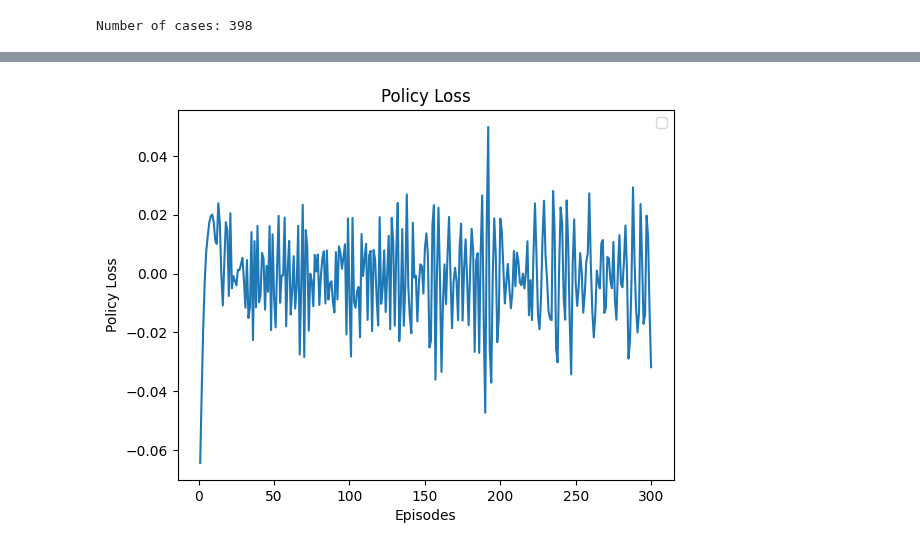
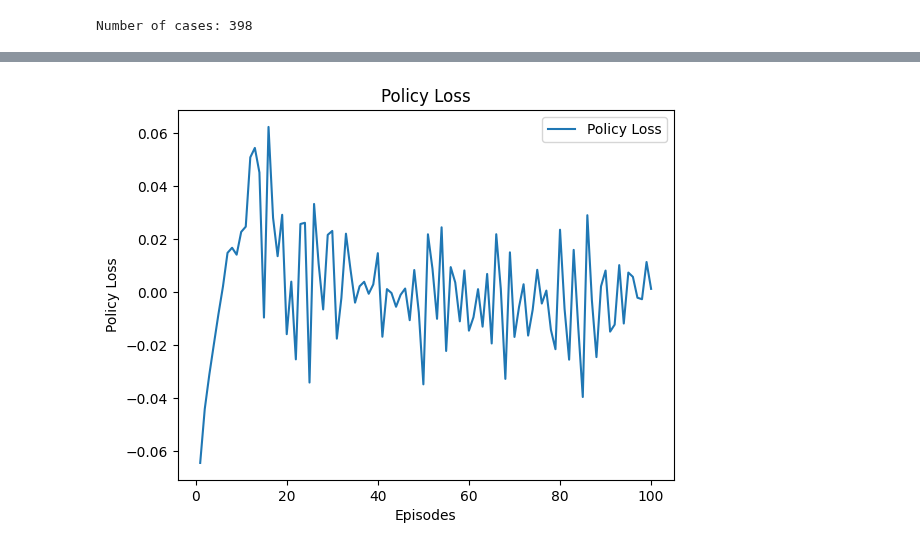
Before and after one commit to AdaptiveBProcess/Optimal-Predictor-of-Resources-and-Activities, a Jupyter notebook: analysis.ipynb, the cells around one changed output, grey strips where cells are left out. Saved outputs shown, nothing was run; the diff lists cells and outputs as text; code cells hidden in the pictures.

```diff
--- a/analysis.ipynb
+++ b/analysis.ipynb
@@ -28,7 +30,7 @@ print(f"Number of cases: {num_cases}")
 # %% [output]
 Number of cases: 398
 # %%
-df_agents = pd.read_csv("./data/training_runs/AcademicCredentials_DDPS_p80_800_1200/update_metrics.csv")
+df_agents = pd.read_csv(f"{model_metrics_path}/update_metrics.csv")
 
 df_agents.head()
 # %% [output]
@@ -71,9 +63,9 @@ df_episode.describe()
 # %%
-plt.plot(df_agents["episode"], df_agents['policy_loss'])
+plt.plot(df_agents["episode"], df_agents['policy_loss'], label="Policy Loss")
 plt.xlabel("Episodes")
 plt.ylabel("Policy Loss")
 plt.title("Policy Loss")
 plt.legend()
 plt.show()
 # %% [output]
-[figure, old version]
+[figure, new version]
```
Also changed, not shown: parts of 9 cells of this notebook, 11 other files.
